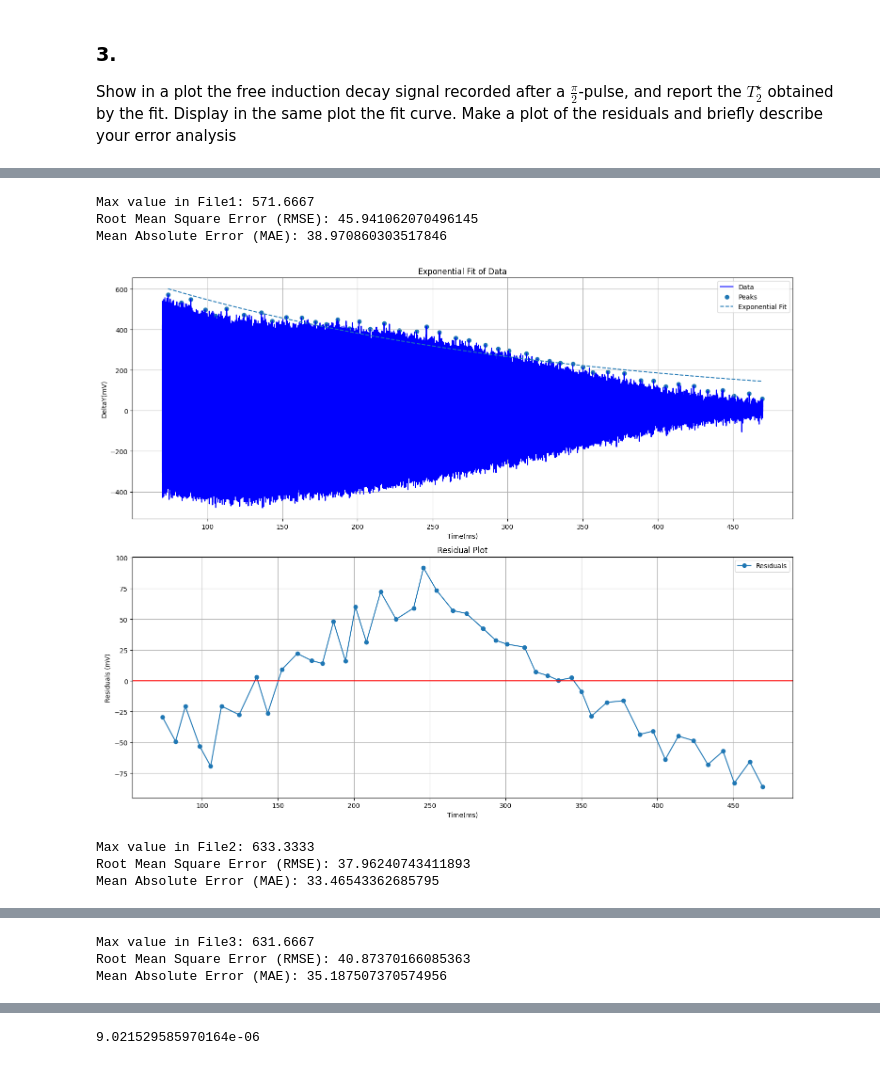
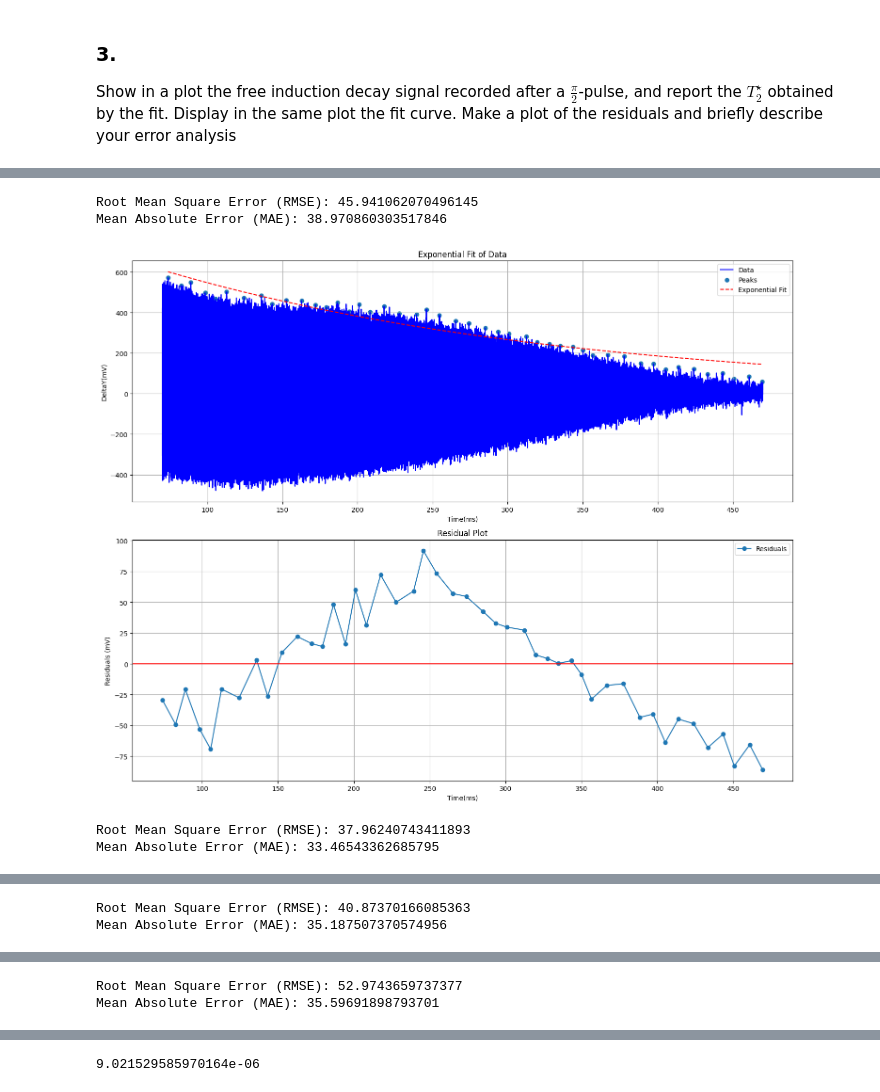
Before and after one commit to sdracia/Quantum-Hardware, a Jupyter notebook: project.ipynb, the cells around one changed output, grey strips where cells are left out. Saved outputs shown, nothing was run; the diff lists cells and outputs as text; code cells hidden in the pictures.

```diff
--- a/project.ipynb
+++ b/project.ipynb
@@ -65,12 +65,3 @@ Larmor frequency of the precessing spins for the measured B: 24.310667599999995
 ### 3\.
 
 Show in a plot the free induction decay signal recorded after a $\frac{\pi}{2}$-pulse, and report the $T^{⋆}_2$ obtained by the fit. Display in the same plot the fit curve. Make a plot of the residuals and briefly describe your error analysis
-# %%
-fid_signal = pd.read_csv("File10/File10_fid.csv", skiprows = 177000, skipfooter = 815000, engine = "python")
-
-fid_signal.iloc[:, 0] *= 10e5
-fid_signal.iloc[:, 1] *= 10e2
-
-print(max(fid_signal.iloc[:, 1]))
-
-fid_signal.columns = ["Time(ms)", "DeltaY(mV)"]
@@ -83,26 +67,0 @@ fid_signal.columns = ["Time(ms)", "DeltaY(mV)"]
-# %%
-fig = plt.figure(figsize=(15, 8))
-
-peaks_ind, _ = find_peaks(fid_signal.iloc[:, 1], height = 0, prominence = 0.5, distance = 50)
-x_peaks = fid_signal.iloc[:, 0][peaks_ind]
-peaks = fid_signal.iloc[:, 1][peaks_ind]
-
-def exponential_func(x, a, tau):
-    return a * np.exp(-x / tau)
-
-popt, pcov = curve_fit(exponential_func, x_peaks, peaks, p0 = [600, 200])
-std_dev_T2 = np.sqrt(pcov[1, 1])
-
-plt.figure(figsize=(15, 8))
-plt.plot(fid_signal.iloc[:, 0], fid_signal.iloc[:, 1], 'b-', label = 'Data')
-plt.scatter(x_peaks, peaks, label = 'Peaks')
-plt.plot(x_peaks, exponential_func(x_peaks, *popt), 'r--', label = 'Exponential Fit')
-plt.xlabel("Time(ms)")
-plt.ylabel("DeltaY(mV)")
-plt.title('Exponential Fit of Data')
-plt.legend()
-plt.grid(True)
-plt.show()
-
-print(f"Optimized Parameters (M0, T2*): {popt}")
-print(f"T2* = {popt[1]} +/- {std_dev_T2}")
@@ -117,7 +71,7 @@ def exponential_func(x, a, tau):
     return a * np.exp(-x / tau)
 
 # Iterate over the files
-for i in range(1, 6):
+for i in range(1, 14):
     # Read the CSV file
     filename = f"File{i}/File{i}_fid.csv"
     fid_signal = pd.read_csv(filename, engine="python")
@@ -125,9 +79,6 @@ for i in range(1, 6):
     # Scale the values in the DataFrame
     fid_signal.iloc[:, 0] *= 10e5
     fid_signal.iloc[:, 1] *= 10e2
-
-    # Print the maximum value in the second column
-    print(f"Max value in File{i}: {max(fid_signal.iloc[:, 1])}")
 
     # Rename the columns for clarity
     fid_signal.columns = ["Time(ms)", "DeltaY(mV)"]
@@ -143,44 +94,42 @@ for i in range(1, 6):
     std_dev_T2 = np.sqrt(pcov[1, 1])
 
     # Plot the exponential fit on the first subplot
-    axes[0].plot(fid_signal.iloc[:, 0], fid_signal.iloc[:, 1], label='Data', 'b-')
+    axes[0].plot(fid_signal.iloc[:, 0], fid_signal.iloc[:, 1], label='Data', color = "blue")
     axes[0].scatter(x_peaks, peaks, label='Peaks', marker='o')
-    axes[0].plot(x_peaks, exponential_func(x_peaks, *popt), label='Exponential Fit', linestyle='r--')
+    axes[0].plot(x_peaks, exponential_func(x_peaks, *popt), label='Exponential Fit', color = "red", linestyle='--')
     axes[0].set_xlabel("Time(ms)")
     axes[0].set_ylabel("DeltaY(mV)")
     axes[0].set_title('Exponential Fit of Data')
     axes[0].legend()
     axes[0].grid(True)
 
     # Calculate the fitted values and residuals
     fitted_values = exponential_func(x_peaks, *popt)
     residuals = peaks - fitted_values
 
     # Plot the residuals on the second subplot
     axes[1].plot(x_peaks, residuals, label='Residuals', marker='o')
     axes[1].axhline(y=0, color='r', linestyle='-')  # Add horizontal line at y=0 for reference
     axes[1].set_xlabel(fid_signal.columns[0])
     axes[1].set_ylabel('Residuals (mV)')
     axes[1].set_title('Residual Plot')
     axes[1].legend()
     axes[1].grid(True)
 
     # Calculate Root Mean Square Error (RMSE) and Mean Absolute Error (MAE)
     rmse = np.sqrt(np.mean(residuals**2))
     mae = np.mean(np.abs(residuals))
 
     # Print RMSE and MAE
     print("Root Mean Square Error (RMSE):", rmse)
     print("Mean Absolute Error (MAE):", mae)
 
     # Show the figure for the current cycle
     plt.tight_layout()
     plt.show()
 # %% [output]
-Max value in File1: 571.6667
 Root Mean Square Error (RMSE): 45.941062070496145
 Mean Absolute Error (MAE): 38.970860303517846
-[figure, old version]
+[figure, new version]
-Max value in File2: 633.3333
 Root Mean Square Error (RMSE): 37.96240743411893
 Mean Absolute Error (MAE): 33.46543362685795
@@ -188,3 +137,2 @@ Mean Absolute Error (MAE): 33.46543362685795
-Max value in File3: 631.6667
 Root Mean Square Error (RMSE): 40.87370166085363
 Mean Absolute Error (MAE): 35.187507370574956
@@ -191,0 +140,2 @@ Mean Absolute Error (MAE): 35.187507370574956
+Root Mean Square Error (RMSE): 52.9743659737377
+Mean Absolute Error (MAE): 35.59691898793701
```
Also changed, not shown: parts of 4 cells of this notebook, 3 other files.
